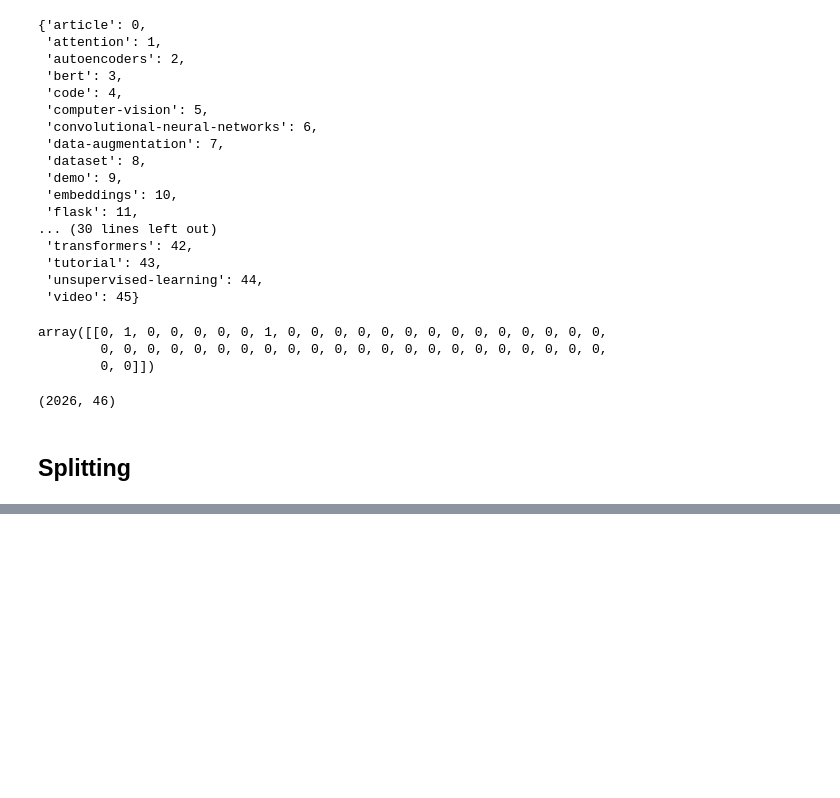
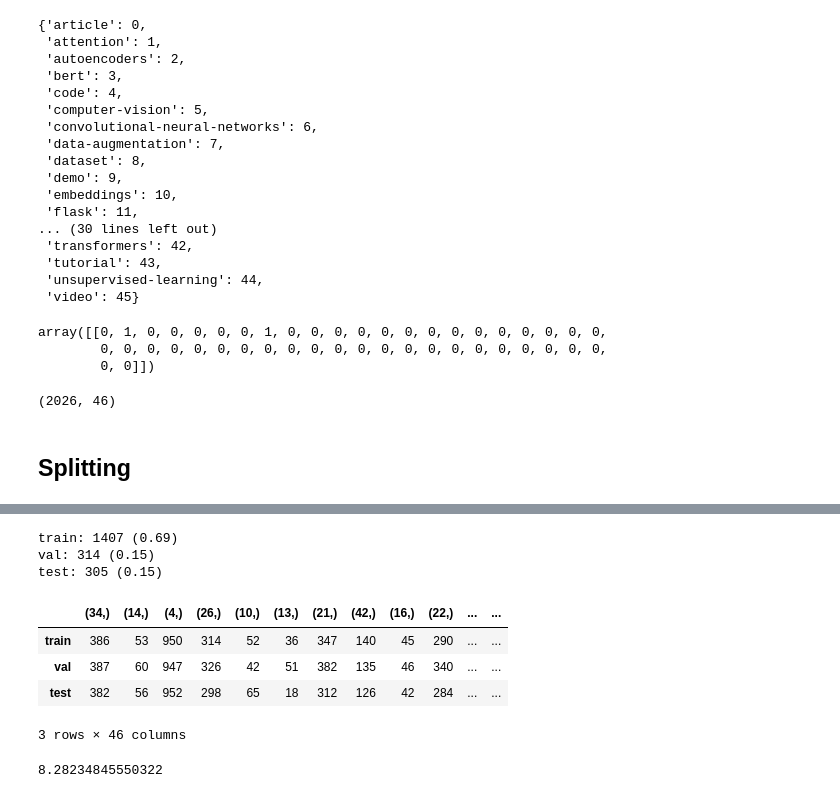
Before and after one commit to Davidelvis/Creative-AI, a Jupyter notebook: notebooks/elvis.ipynb, the cells around one changed output, grey strips where cells are left out. Drawn from its saved outputs; the diff is of its cells as text; code cells hidden in the pictures; blank space fills up the shorter version.

```diff
--- a/notebooks/elvis.ipynb
+++ b/notebooks/elvis.ipynb
@@ -374,0 +491,51 @@ print (y.shape)
+# %%
+# Split
+X_train, X_, y_train, y_ = iterative_train_test_split(
+    X, y, train_size=train_size)
+X_val, X_test, y_val, y_test = iterative_train_test_split(
+    X_, y_, train_size=0.5)
+# %%
+print(f"train: {len(X_train)} ({len(X_train)/len(X):.2f})\n"
+      f"val: {len(X_val)} ({len(X_val)/len(X):.2f})\n"
+      f"test: {len(X_test)} ({len(X_test)/len(X):.2f})")
+# %% [output]
+train: 1407 (0.69)
+val: 314 (0.15)
+test: 305 (0.15)
+# %%
+# Get counts for each class
+counts = {}
+counts["train_counts"] = Counter(str(combination) for row in get_combination_wise_output_matrix(
+    y_train, order=1) for combination in row)
+counts["val_counts"] = Counter(str(combination) for row in get_combination_wise_output_matrix(
+    y_val, order=1) for combination in row)
+counts["test_counts"] = Counter(str(combination) for row in get_combination_wise_output_matrix(
+    y_test, order=1) for combination in row)
+# %%
+# Adjust counts across splits
+for k in counts["val_counts"].keys():
+    counts["val_counts"][k] = int(counts["val_counts"][k] * \
+        (train_size/val_size))
+for k in counts["test_counts"].keys():
+    counts["test_counts"][k] = int(counts["test_counts"][k] * \
+        (train_size/test_size))
+# %%
+# View distributions
+dist_df1=pd.DataFrame({
+    "train": counts["train_counts"],
+    "val": counts["val_counts"],
+    "test": counts["test_counts"]
+         }).T.fillna(0)
+# %%
+dist_df1
+# %% [output]
+|  | (34,) | (14,) | (4,) | (26,) | (10,) | (13,) | (21,) | (42,) | (16,) | (22,) | ... | ... |
+| train | 386 | 53 | 950 | 314 | 52 | 36 | 347 | 140 | 45 | 290 | ... | ... |
+| val | 387 | 60 | 947 | 326 | 42 | 51 | 382 | 135 | 46 | 340 | ... | ... |
+| test | 382 | 56 | 952 | 298 | 65 | 18 | 312 | 126 | 42 | 284 | ... | ... |
+3 rows × 46 columns
+# %%
+# Standard deviation
+np.mean(np.std(dist_df1.to_numpy(), axis=0))
+# %% [output]
+8.28234845550322
```
Also changed, not shown: parts of 23 cells of this notebook, 3 other files.
